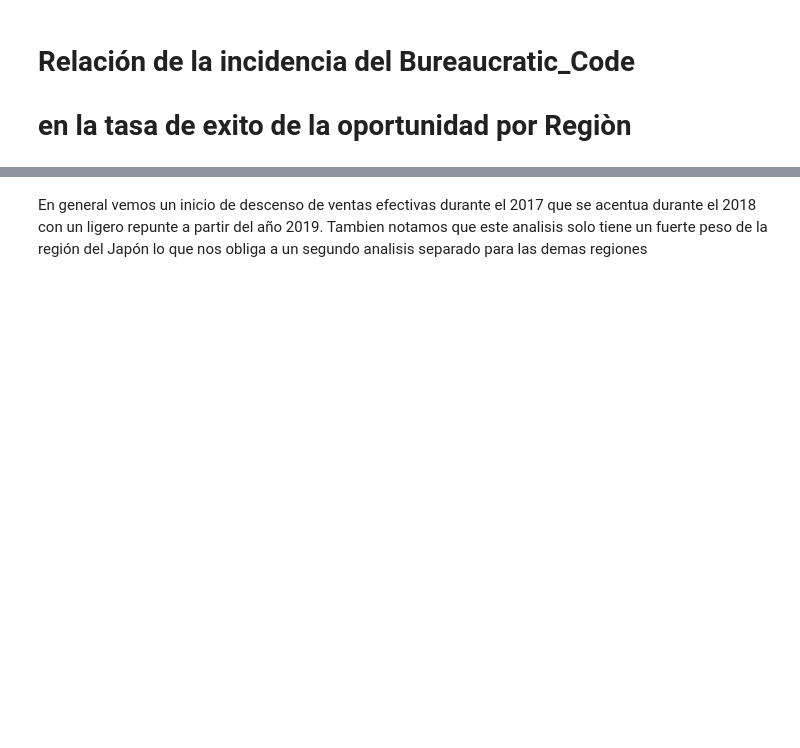
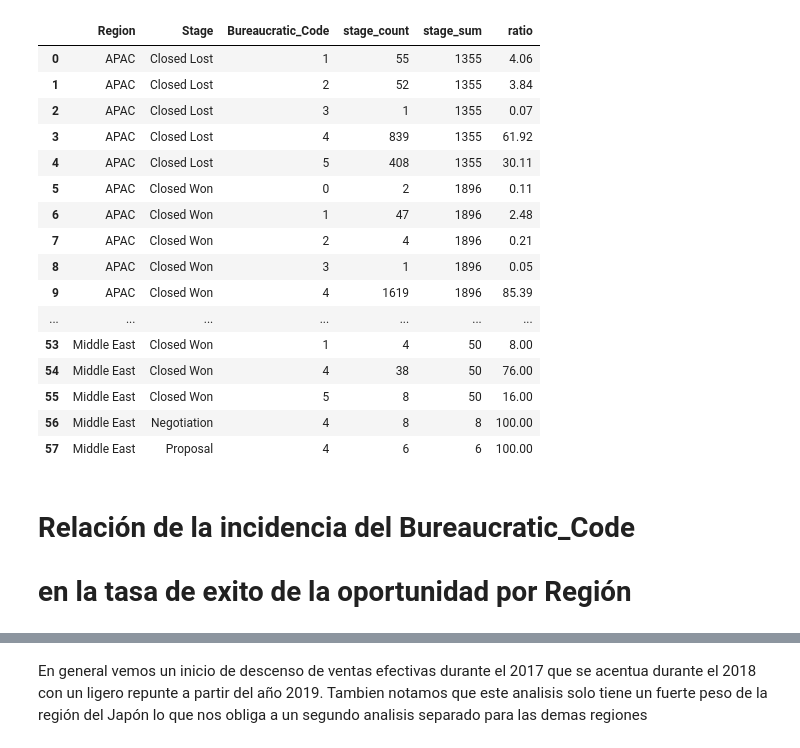
Before and after one commit to Fiuba-Big-Data-Analytics/Fiuba-Big-Data-Analytics-TPs, a Jupyter notebook: Tp1/ByFer/tp1_visu.ipynb, the cells around one changed output, grey strips where cells are left out. Cells and saved outputs as stored; diff of their text form; code cells hidden in the pictures; blank space fills up the shorter version.

```diff
--- a/Tp1/ByFer/tp1_visu.ipynb
+++ b/Tp1/ByFer/tp1_visu.ipynb
@@ -22,0 +30,2 @@ train.head(5)
+# %%
+strain = train[["Region", "Bureaucratic_Code", "Opportunity_ID", "Stage"]]
@@ -23,6 +46,39 @@ train.head(5)
+# %%
+sstrain = strain.groupby(["Region", "Bureaucratic_Code", "Opportunity_ID", "Stage"])["Stage"].count().to_frame('stage_count').reset_index()
+#print(sstrain)
+
+s2strain  = strain.groupby(["Region", "Stage", "Bureaucratic_Code", ])["Stage"].count().to_frame('stage_count').reset_index()
+
+s3strain =  s2strain.groupby(["Region", "Stage"])["stage_count"].sum().to_frame('stage_sum').reset_index()
+#s3strain
+
+merge_df = s2strain.merge(s3strain)
+
+merge_df["ratio"] = merge_df.apply (lambda row: round(row["stage_count"] / row["stage_sum"] * 100, 2), axis=1)
+merge_df
+
+#sstrain.groupby(["Region", "Bureaucratic_Code", "Opportunity_ID", "Stage"])["Stage"].count().to_frame('vvv').reset_index()
+# %% [output]
+|  | Region | Stage | Bureaucratic_Code | stage_count | stage_sum | ratio |
+| 0 | APAC | Closed Lost | 1 | 55 | 1355 | 4.06 |
+| 1 | APAC | Closed Lost | 2 | 52 | 1355 | 3.84 |
+| 2 | APAC | Closed Lost | 3 | 1 | 1355 | 0.07 |
+| 3 | APAC | Closed Lost | 4 | 839 | 1355 | 61.92 |
+| 4 | APAC | Closed Lost | 5 | 408 | 1355 | 30.11 |
+| 5 | APAC | Closed Won | 0 | 2 | 1896 | 0.11 |
+| 6 | APAC | Closed Won | 1 | 47 | 1896 | 2.48 |
+| 7 | APAC | Closed Won | 2 | 4 | 1896 | 0.21 |
+| 8 | APAC | Closed Won | 3 | 1 | 1896 | 0.05 |
+| 9 | APAC | Closed Won | 4 | 1619 | 1896 | 85.39 |
+| ... | ... | ... | ... | ... | ... | ... |
+| 53 | Middle East | Closed Won | 1 | 4 | 50 | 8.00 |
+| 54 | Middle East | Closed Won | 4 | 38 | 50 | 76.00 |
+| 55 | Middle East | Closed Won | 5 | 8 | 50 | 16.00 |
+| 56 | Middle East | Negotiation | 4 | 8 | 8 | 100.00 |
+| 57 | Middle East | Proposal | 4 | 6 | 6 | 100.00 |
 # %% [markdown]
 # Relación de la incidencia del Bureaucratic_Code
-# en la tasa de exito de la oportunidad por Regiòn
+# en la tasa de exito de la oportunidad por Región
 # %%
 # oobtengo el ratio de cada Stage por Region y Bureaucratic_Code
 
```
Also changed, not shown: parts of 11 cells of this notebook.
